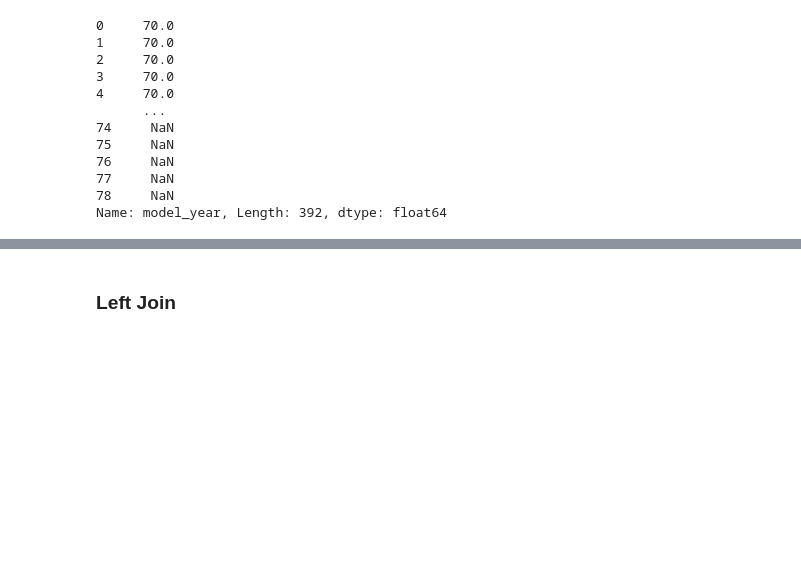
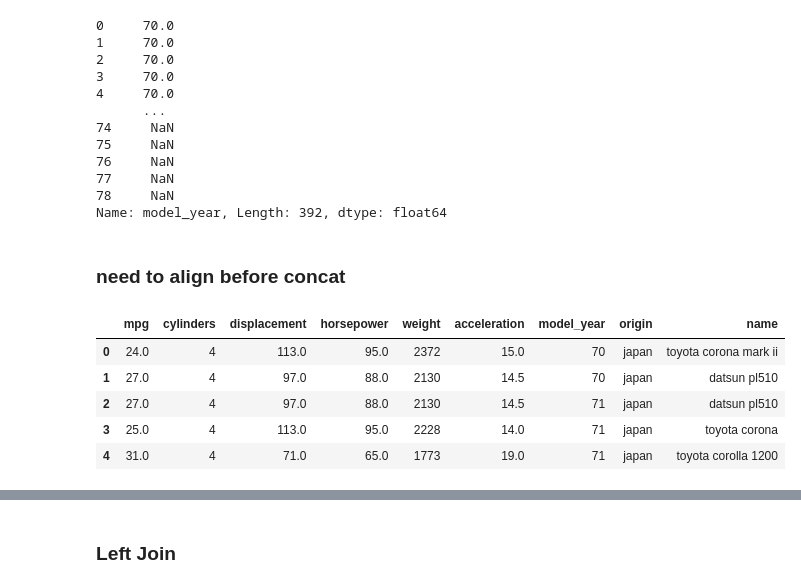
Before and after one commit to jho97/data-analyst-week-2, a Jupyter notebook: may_26/personal_work/Exercise_12.ipynb, the cells around one changed output, grey strips where cells are left out. Drawn from its saved outputs; the diff is of its cells as text; code cells hidden in the pictures; blank space fills up the shorter version.

Commit message:
getting both datas

```diff
--- a/may_26/personal_work/Exercise_12.ipynb
+++ b/may_26/personal_work/Exercise_12.ipynb
@@ -90,3 +90,20 @@ cars_all["model_year"]
 77     NaN
 78     NaN
 Name: model_year, Length: 392, dtype: float64
+# %% [markdown]
+### need to align before concat
+# %%
+cars_jp.insert(7, "origin", "japan")
+# insert(loc, column, value, allow_duplicates = False)
+# %%
+cars_jp.columns = cars_data.columns
+#overwriting the columns
+# %%
+cars_jp.head()
+# %% [output]
+|  | mpg | cylinders | displacement | horsepower | weight | acceleration | model_year | origin | name |
+| 0 | 24.0 | 4 | 113.0 | 95.0 | 2372 | 15.0 | 70 | japan | toyota corona mark ii |
+| 1 | 27.0 | 4 | 97.0 | 88.0 | 2130 | 14.5 | 70 | japan | datsun pl510 |
+| 2 | 27.0 | 4 | 97.0 | 88.0 | 2130 | 14.5 | 71 | japan | datsun pl510 |
+| 3 | 25.0 | 4 | 113.0 | 95.0 | 2228 | 14.0 | 71 | japan | toyota corona |
+| 4 | 31.0 | 4 | 71.0 | 65.0 | 1773 | 19.0 | 71 | japan | toyota corolla 1200 |
```
Also changed, not shown: parts of 77 cells of this notebook.
